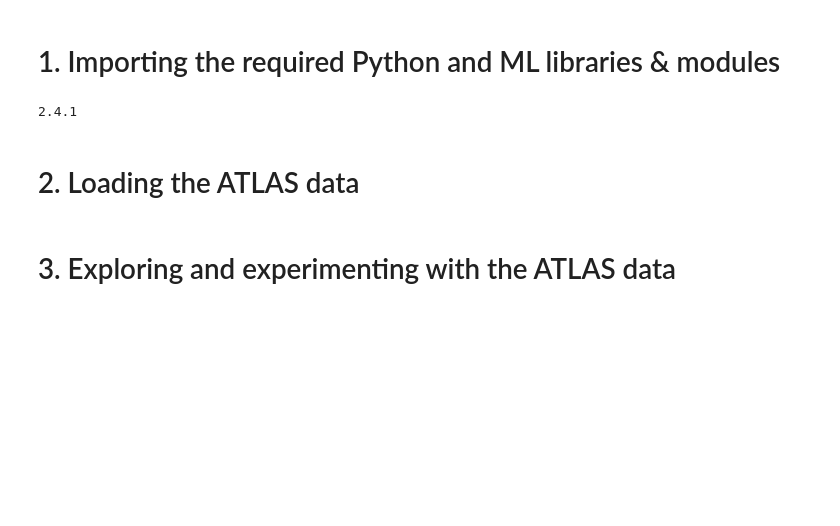
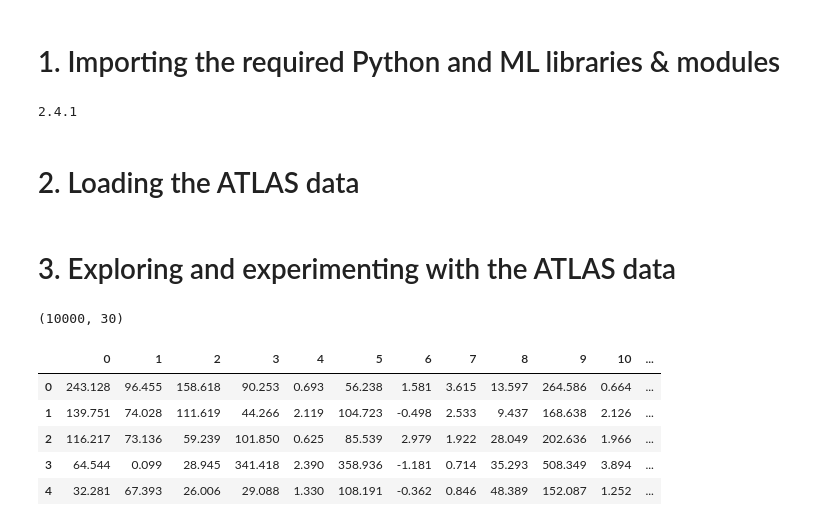
Before and after one commit to tm28823289/CSMML16_ML-traditional-deep-neural-model-comparison, a Jupyter notebook: CSMML16_ML_traditional_&_deep_neural_model_comparison.ipynb, the cells around one changed output. Cells and saved outputs as stored; diff of their text form; code cells hidden in the pictures; blank space fills up the shorter version.

```diff
--- a/CSMML16_ML_traditional_&_deep_neural_model_comparison.ipynb
+++ b/CSMML16_ML_traditional_&_deep_neural_model_comparison.ipynb
@@ -43,2 +50,16 @@ atlas_data = pd.read_csv("ATLAS-data.csv", header=None)
 # %% [markdown]
 # 3. Exploring and experimenting with the ATLAS data
+# %%
+# quick glance at the data set
+atlasData.shape
+# %% [output]
+(10000, 30)
+# %%
+atlasData.head()
+# %% [output]
+|  | 0 | 1 | 2 | 3 | 4 | 5 | 6 | 7 | 8 | 9 | 10 | ... |
+| 0 | 243.128 | 96.455 | 158.618 | 90.253 | 0.693 | 56.238 | 1.581 | 3.615 | 13.597 | 264.586 | 0.664 | ... |
+| 1 | 139.751 | 74.028 | 111.619 | 44.266 | 2.119 | 104.723 | -0.498 | 2.533 | 9.437 | 168.638 | 2.126 | ... |
+| 2 | 116.217 | 73.136 | 59.239 | 101.850 | 0.625 | 85.539 | 2.979 | 1.922 | 28.049 | 202.636 | 1.966 | ... |
+| 3 | 64.544 | 0.099 | 28.945 | 341.418 | 2.390 | 358.936 | -1.181 | 0.714 | 35.293 | 508.349 | 3.894 | ... |
+| 4 | 32.281 | 67.393 | 26.006 | 29.088 | 1.330 | 108.191 | -0.362 | 0.846 | 48.389 | 152.087 | 1.252 | ... |
```
Also changed, not shown: parts of 22 cells of this notebook.
